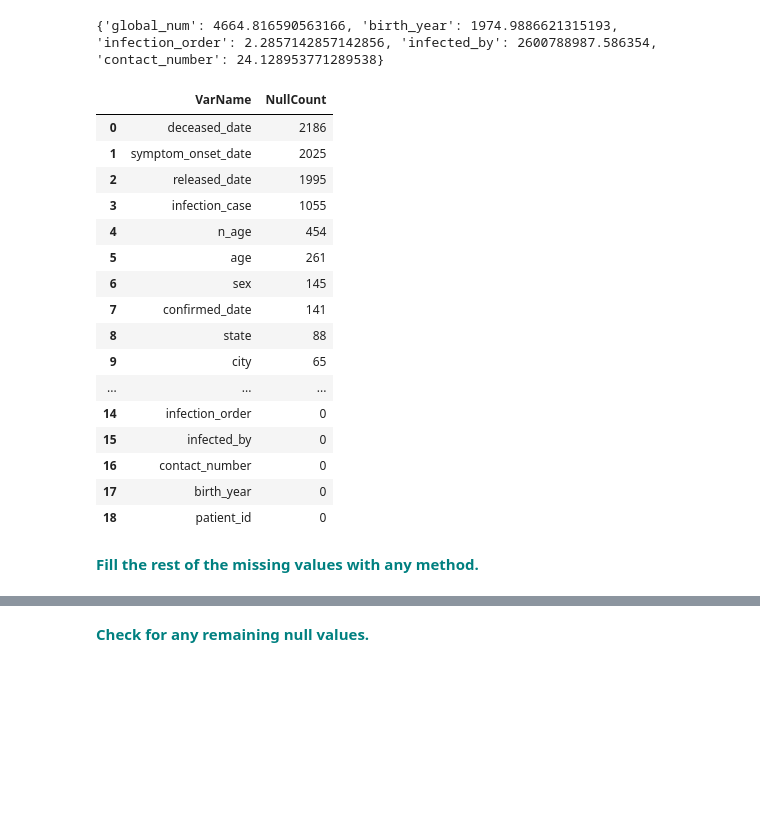
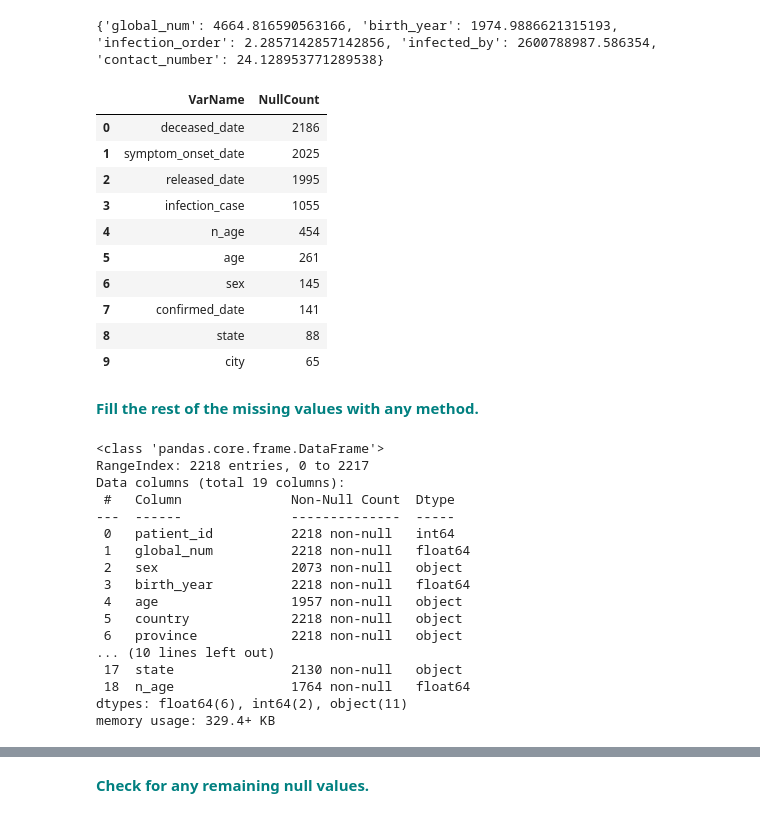
Before and after one commit to BrettlyCD/random-forest, a Jupyter notebook: RandomForest_casestudy_covid19.ipynb, the cells around one changed output, grey strips where cells are left out. Saved outputs shown, nothing was run; the diff lists cells and outputs as text; code cells hidden in the pictures; blank space fills up the shorter version.

Commit message:
Make notes on filling remaining column nas.

```diff
--- a/RandomForest_casestudy_covid19.ipynb
+++ b/RandomForest_casestudy_covid19.ipynb
@@ -199,25 +199,40 @@ for col in fill_columns:
 # %%
 #validate no more nan values in the columns we updated
 na_df2=pd.DataFrame(df.isnull().sum().sort_values(ascending=False)).reset_index()
 na_df2.columns = ['VarName', 'NullCount']
-na_df2
+na_df2[na_df2['NullCount'] > 0]
 # %% [output]
 |  | VarName | NullCount |
 | 0 | deceased_date | 2186 |
 | 1 | symptom_onset_date | 2025 |
 | 2 | released_date | 1995 |
 | 3 | infection_case | 1055 |
 | 4 | n_age | 454 |
 | 5 | age | 261 |
 | 6 | sex | 145 |
 | 7 | confirmed_date | 141 |
 | 8 | state | 88 |
 | 9 | city | 65 |
-| ... | ... | ... |
-| 14 | infection_order | 0 |
-| 15 | infected_by | 0 |
-| 16 | contact_number | 0 |
-| 17 | birth_year | 0 |
-| 18 | patient_id | 0 |
 # %% [markdown]
  **<font color='teal'> Fill the rest of the missing values with any method.</font>**
+# %%
+#recheck our dtypes
+df.info()
+# %% [output]
+<class 'pandas.core.frame.DataFrame'>
+RangeIndex: 2218 entries, 0 to 2217
+Data columns (total 19 columns):
+ #   Column              Non-Null Count  Dtype
+---  ------              --------------  -----
+ 0   patient_id          2218 non-null   int64
+ 1   global_num          2218 non-null   float64
+ 2   sex                 2073 non-null   object
+ 3   birth_year          2218 non-null   float64
+ 4   age                 1957 non-null   object
+ 5   country             2218 non-null   object
+ 6   province            2218 non-null   object
+... (10 lines left out)
+ 17  state               2130 non-null   object
+ 18  n_age               1764 non-null   float64
+dtypes: float64(6), int64(2), object(11)
+memory usage: 329.4+ KB
```
Also changed, not shown: parts of 1 cell of this notebook.
